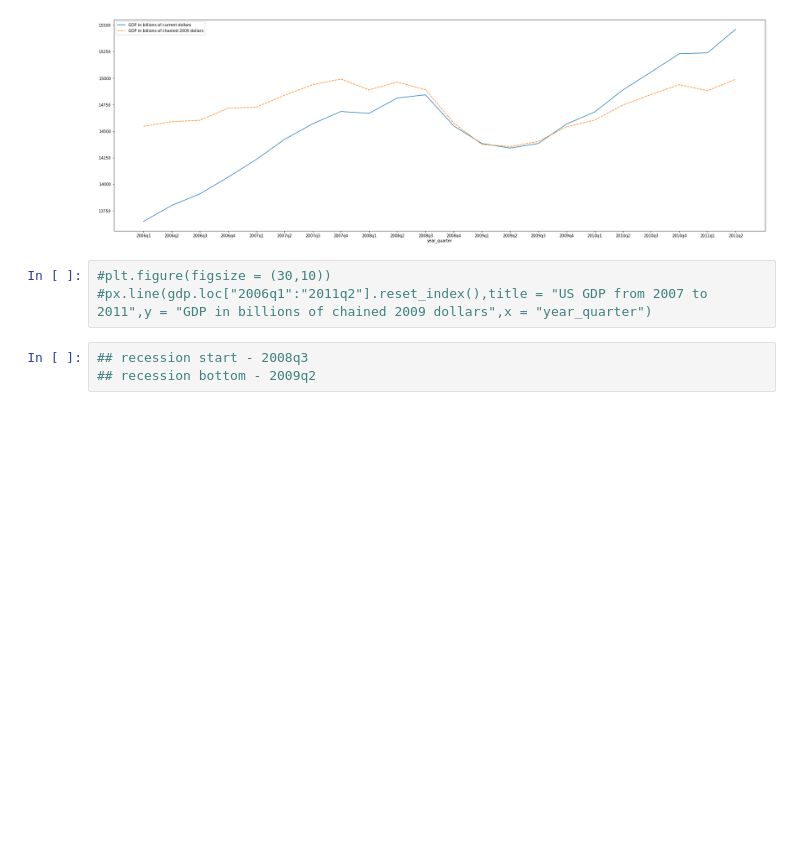
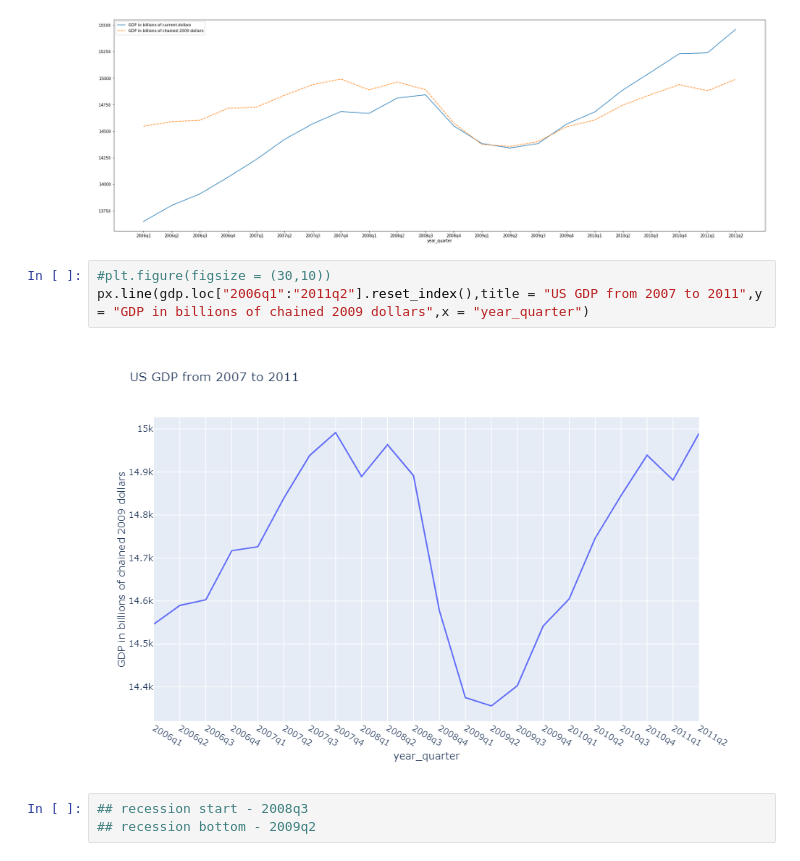
Before and after one commit to lfcbenson/hypothesis_test, a Jupyter notebook: HypothesisTesting_Recession.ipynb, the cells around one changed output. Cells and saved outputs as stored; diff of their text form; blank space fills up the shorter version.

```diff
--- a/HypothesisTesting_Recession.ipynb
+++ b/HypothesisTesting_Recession.ipynb
@@ -228,7 +228,9 @@ plt.show()
 [figure]
 # %%
 #plt.figure(figsize = (30,10))
-#px.line(gdp.loc["2006q1":"2011q2"].reset_index(),title = "US GDP from 2007 to 2011",y = "GDP in billions of chained 2009 dollars",x = "year_quarter")
+px.line(gdp.loc["2006q1":"2011q2"].reset_index(),title = "US GDP from 2007 to 2011",y = "GDP in billions of chained 2009 dollars",x = "year_quarter")
+# %% [output]
+[figure, added]
 # %%
 ## recession start - 2008q3
 ## recession bottom - 2009q2
```
